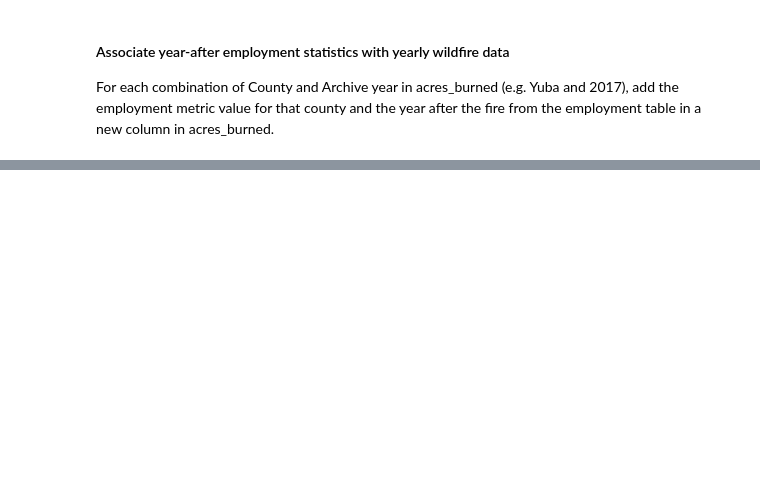
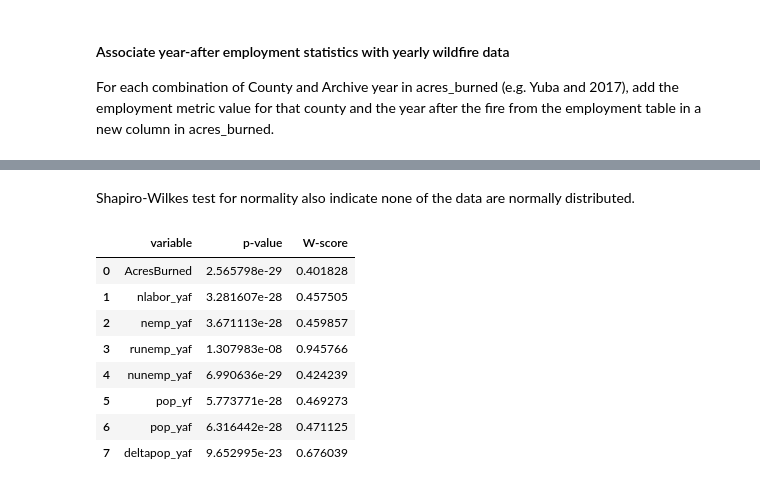
Before and after one commit to Eva-Biedron/WildfireRuralCalifornia, a Jupyter notebook: Analysis of the Atlas of Rural and Small Town.ipynb, the cells around one changed output, grey strips where cells are left out. Cells and saved outputs as stored; diff of their text form; code cells hidden in the pictures; blank space fills up the shorter version.

```diff
--- a/Analysis of the Atlas of Rural and Small Town.ipynb
+++ b/Analysis of the Atlas of Rural and Small Town.ipynb
@@ -288,0 +250,25 @@ Next Steps:
+# %% [markdown]
+Shapiro-Wilkes test for normality also indicate none of the data are normally distributed.
+# %%
+variable = []
+pval = []
+shapiro_W = []
+for name, values in burn_data.iteritems():
+    variable.append(name)
+    res = stats.shapiro(values)
+    shapiro_W.append(res[0])
+    pval.append(res[1])
+
+norm_res = {'variable': variable, 'p-value': pval, 'W-score': shapiro_W}
+shapiro_normality = pd.DataFrame(data = norm_res)
+shapiro_normality
+# %% [output]
+|  | variable | p-value | W-score |
+| 0 | AcresBurned | 2.565798e-29 | 0.401828 |
+| 1 | nlabor_yaf | 3.281607e-28 | 0.457505 |
+| 2 | nemp_yaf | 3.671113e-28 | 0.459857 |
+| 3 | runemp_yaf | 1.307983e-08 | 0.945766 |
+| 4 | nunemp_yaf | 6.990636e-29 | 0.424239 |
+| 5 | pop_yf | 5.773771e-28 | 0.469273 |
+| 6 | pop_yaf | 6.316442e-28 | 0.471125 |
+| 7 | deltapop_yaf | 9.652995e-23 | 0.676039 |
```
Also changed, not shown: parts of 21 cells of this notebook.
